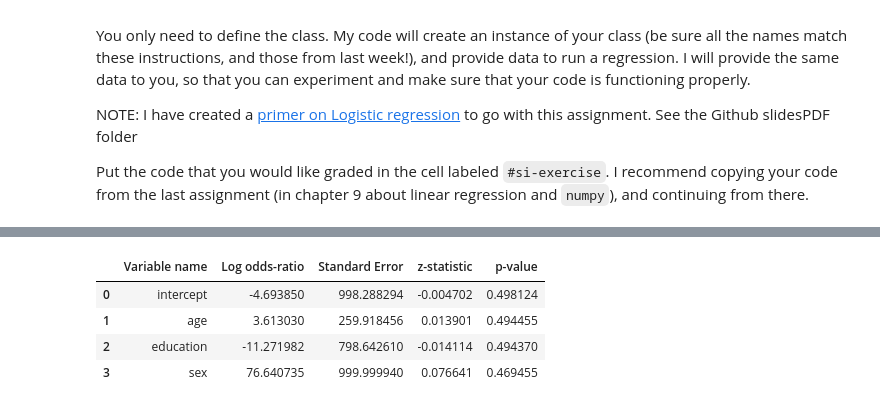
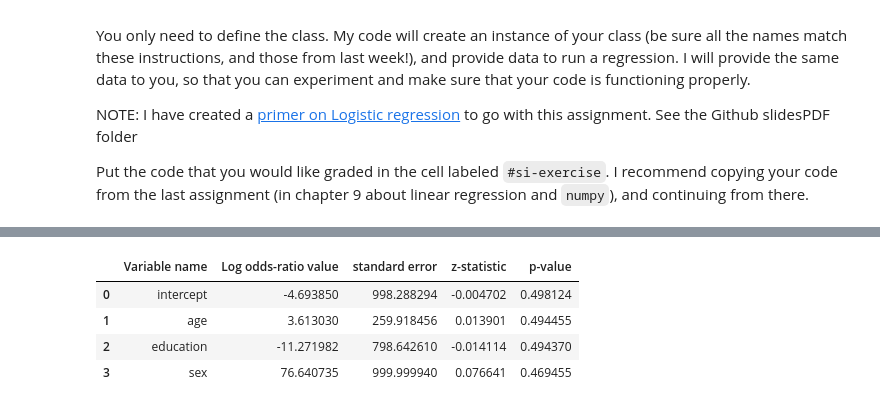
Before and after one commit to j14oshbrink/econ8320-assignment-10, a Jupyter notebook: Lesson.ipynb, the cells around one changed output, grey strips where cells are left out. Cells and saved outputs as stored; diff of their text form; code cells hidden in the pictures.

```diff
--- a/Lesson.ipynb
+++ b/Lesson.ipynb
@@ -177,7 +177,6 @@ NOTE: I have created a [primer on Logistic regression](https://github.com/dustyw
 
 Put the code that you would like graded in the cell labeled `#si-exercise`. I recommend copying your code from the last assignment (in chapter 9 about linear regression and `numpy`), and continuing from there.
 # %%
-#si-exercise
 import pandas as pd
 import numpy as np
 from scipy.stats import t, norm
@@ -202,7 +201,6 @@ class RegressionModel:
         y = self.y.to_numpy()
 
         beta = np.linalg.pinv(x.T @ x) @ x.T @ y
-
         df = len(self.x) - len(self.x.columns)
 
         residuals = y - x @ beta
@@ -222,17 +220,6 @@ class RegressionModel:
                 'p_value': pvals[i]
             }
         self.results = results
-
-    def summary(self):
-        self.ols_regression()
-
-        summary_df = pd.DataFrame({
-            "Variable name": self.x.columns,
-            "coefficient value": [self.results[var]['coefficient'] for var in self.x.columns],
-            "standard error": [self.results[var]['standard_error'] for var in self.x.columns],
-            "t-statistic": [self.results[var]['t_stat'] for var in self.x.columns],
-            "p-value": [self.results[var]['p_value'] for var in self.x.columns]
-        })
 
     def logistic_regression(self):
         def log_likelihood(beta):
@@ -268,8 +255,8 @@ class RegressionModel:
             hessian_inv = np.linalg.inv(hessian_matrix)
             standard_errors = np.sqrt(np.diag(hessian_inv))
         except np.linalg.LinAlgError:
-          print("Hessian matrix inversion failed. Check for mulitcollinearity or singular matrix")
-          standard_errors = np.full(k, np.nan)
+            print("Hessian matrix inversion failed. Check for multicollinearity or singular matrix.")
+            standard_errors = np.full(k, np.nan)
 
         z_stats = beta_hat / standard_errors
         p_values = 1 - norm.cdf(np.abs(z_stats))  # One-tailed p-values
@@ -303,20 +290,22 @@ class RegressionModel:
         elif self.regression_type == 'logit':
             summary_df = pd.DataFrame({
                 "Variable name": list(self.results.keys()),
-                "Log odds-ratio": [self.results[var]['coefficient'] for var in self.results],
-                "Standard Error": [self.results[var]['standard_error'] for var in self.results],
+                "Log odds-ratio value": [self.results[var]['coefficient'] for var in self.results],
+                "standard error": [self.results[var]['standard_error'] for var in self.results],
                 "z-statistic": [self.results[var]['z_stat'] for var in self.results],
                 "p-value": [self.results[var]['p_value'] for var in self.results]
             })
         print(summary_df.to_string(index=False))
         return summary_df
+
+# Testing the model with logistic regression
 x_data = pd.DataFrame({
       'age': [25, 32, 47, 51, 62],
       'education': [12, 14, 16, 13, 18],
       'sex': [0, 1, 0, 1, 0]
   })
-y_data = pd.Series([0, 1, 0, 1, 1])  # Target varia
+y_data = pd.Series([0, 1, 0, 1, 1])  # Target variable
 
-model = RegressionModel(x_data, y_data, regression_type = 'logit')
+model = RegressionModel(x_data, y_data, regression_type='logit')
 model.summary()
 # %% [output]
@@ -328,4 +317,4 @@ Variable name  Log odds-ratio  Standard Error  z-statistic  p-value
-|  | Variable name | Log odds-ratio | Standard Error | z-statistic | p-value |
+|  | Variable name | Log odds-ratio value | standard error | z-statistic | p-value |
 | 0 | intercept | -4.693850 | 998.288294 | -0.004702 | 0.498124 |
 | 1 | age | 3.613030 | 259.918456 | 0.013901 | 0.494455 |
 | 2 | education | -11.271982 | 798.642610 | -0.014114 | 0.494370 |
```
Also changed, not shown: parts of 1 cell of this notebook.
